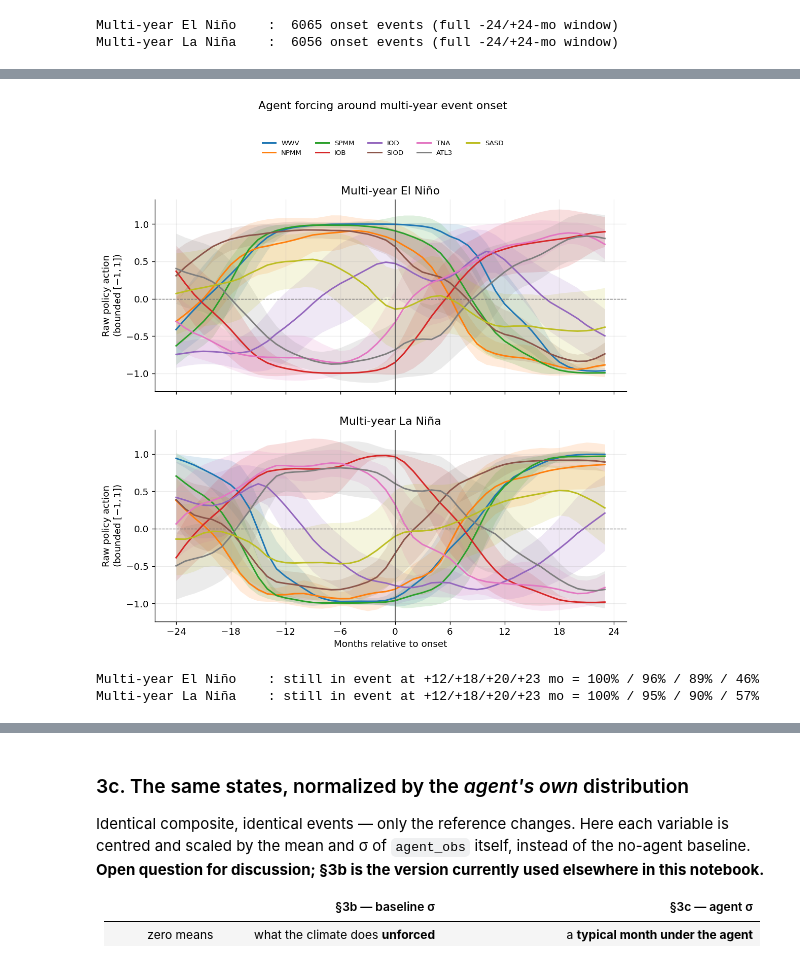
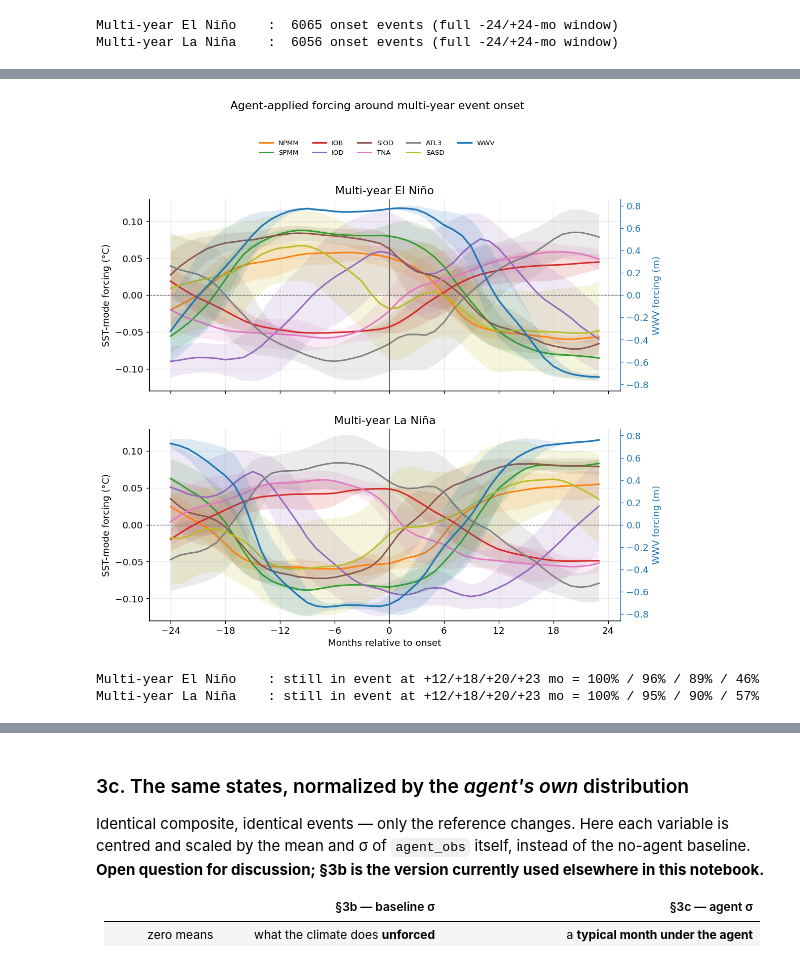
Before and after one commit to ayman-tech/enso-rl, a Jupyter notebook: notebooks/precursor_analysis.ipynb, the cells around one changed output, grey strips where cells are left out. Drawn from its saved outputs; the diff is of its cells as text; code cells hidden in the pictures.

```diff
--- a/notebooks/precursor_analysis.ipynb
+++ b/notebooks/precursor_analysis.ipynb
@@ -33,9 +33,9 @@ import pandas as pd
 import matplotlib.pyplot as plt
 
 sys.path.insert(0, str(Path("..").resolve()))
-from utils.nb_helper import PHASE_LABELS, XRO_MODES, _mean_ci, _load_npz
+from utils.nb_helper import (PHASE_LABELS, XRO_MODES, _mean_ci, load_inference,
+                             save_fig, apply_paper_style)
 from utils.enso_classifier import _find_continuous_runs
-from config import EnvConfig
 
 NAME  = "model10"                      # matches --model used when running inference
 BASE  = Path("..") / "plots" / NAME
@@ -55,9 +55,13 @@ plt.rcParams.update({
     "font.size": 11, "axes.grid": True, "grid.alpha": 0.25,
     "axes.spines.top": False, "axes.spines.right": False,
 })
+# Vector output + TrueType fonts (matplotlib defaults to Type 3, which
+# many journals reject). See utils.nb_helper.PAPER_RC / SAVE_FORMATS.
+apply_paper_style()
 
-d = _load_npz(BASE / "inference.npz")
-acts   = d["agent_actions"].astype(np.float64)   # [S,R,T,9] scaled forcing
+d = load_inference(BASE / "inference.npz")
+acts   = d["agent_actions"].astype(np.float64)     # [S,R,T,9] applied forcing (true calendar month)
+raw    = d["agent_actions_raw"].astype(np.float64) # [S,R,T,9] policy output in [-1,1]
 labels = d["agent_mye_label"]                    # [S,R,T] int8
 start_month = d["rollout_start_month"]           # [S,R] 0-based calendar month of step 0
 names  = list(d["action_names"])
@@ -173,45 +184,66 @@ def survival(p):
     # % of composited events still inside the event, by post-onset lag. Not drawn on the
     # figures (kept clean) -- report it in the caption instead.
     return 100 * (np.stack([labels[s, r, t0:t0 + POST]
                             for (s, r, t0) in events[p]]) == CODES[p]).mean(0)
 
 def mark_lifecycle(ax, p):
     ax.axvline(0, color="0.3", lw=1.0)                       # onset
     ax.set_xticks(np.arange(-LEAD, POST + 1, 6))             # 6-month grid
 
-def lifecycle_legend(fig, ax, ncol):
+def lifecycle_legend(fig, ax, ncol, extra_ax=None):
     h, l = ax.get_legend_handles_labels()
+    if extra_ax is not None:
+        h2, l2 = extra_ax.get_legend_handles_labels()
+        h, l = h + h2, l + l2
     fig.legend(h, l, ncol=ncol, fontsize=8, frameon=False,
                loc="upper center", bbox_to_anchor=(0.5, 1.0))
 
-# RAW actions (not de-seasonalized): the policy's own seasonal behaviour is kept in.
-# `anom` above stays available as the seasonality check -- see the markdown.
-prof = {p: leadtime_profile(events[p], raw) for p in CODES}
+# Applied forcing in each mode's physical units. `acts` is scaled by inference.py at
+# the TRUE calendar month (step + rollout_start_month) % 12, i.e. the increment the
+# dynamics actually applied.
+prof = {p: leadtime_profile(events[p], acts) for p in CODES}
 lags = np.arange(-LEAD, POST)
 
+wwv_idx = names.index("WWV")
+sst_idx = [i for i, nm in enumerate(names) if nm != "WWV"]
+sst_lim = 1.05 * max(np.nanmax(np.abs(np.c_[m[:, sst_idx] - c[:, sst_idx],
+                                              m[:, sst_idx] + c[:, sst_idx]]))
+                     for m, c in prof.values())
+wwv_lim = 1.05 * max(np.nanmax(np.abs(np.c_[m[:, wwv_idx] - c[:, wwv_idx],
+                                              m[:, wwv_idx] + c[:, wwv_idx]]))
+                     for m, c in prof.values())
+
 fig, axes = plt.subplots(2, 1, figsize=(10, 9), sharex=True, sharey=True)
+right_axes = []
 for ax, p in zip(axes, CODES):
     mean, ci = prof[p]
+    ax2 = ax.twinx(); ax2.grid(False); ax2.spines["right"].set_visible(True)
+    right_axes.append(ax2)
     for mi, nm in enumerate(names):
-        ax.plot(lags, mean[:, mi], color=MODE_COLORS[nm], lw=1.8, label=nm)
-        ax.fill_between(lags, mean[:, mi] - ci[:, mi], mean[:, mi] + ci[:, mi],
-                        color=MODE_COLORS[nm], alpha=0.15, lw=0)
+        target = ax2 if nm == "WWV" else ax
+        target.plot(lags, mean[:, mi], color=MODE_COLORS[nm], lw=2.0 if nm == "WWV" else 1.8, label=nm)
+        target.fill_between(lags, mean[:, mi] - ci[:, mi], mean[:, mi] + ci[:, mi],
+                            color=MODE_COLORS[nm], alpha=0.15, lw=0)
     ax.axhline(0, color="0.4", lw=0.8, ls="--")
     mark_lifecycle(ax, p)
-    ax.set_title(PHASE_LABELS[p]); ax.set_ylabel("Raw policy action\n(bounded $[-1, 1]$)")
+    ax.set_ylim(-sst_lim, sst_lim); ax2.set_ylim(-wwv_lim, wwv_lim)
+    ax.set_title(PHASE_LABELS[p]); ax.set_ylabel("SST-mode forcing (°C)")
+    ax2.set_ylabel("WWV forcing (m)", color=MODE_COLORS["WWV"])
+    ax2.tick_params(axis="y", colors=MODE_COLORS["WWV"])
+    ax2.spines["right"].set_color(MODE_COLORS["WWV"])
 axes[-1].set_xlabel("Months relative to onset")
-lifecycle_legend(fig, axes[0], 5)
-fig.suptitle("Agent forcing around multi-year event onset", y=1.06)
-fig.savefig(OUTDIR / "07a_precursor_leadtime.png")
+lifecycle_legend(fig, axes[0], 5, extra_ax=right_axes[0])
+fig.suptitle("Agent-applied forcing around multi-year event onset", y=1.06)
+save_fig(fig, OUTDIR / "07a_precursor_leadtime.png")
 plt.show()
 
 # For the figure caption: how much of the composite is still inside the event.
 for p in CODES:
     sv = survival(p)
     print(f"{PHASE_LABELS[p]:22s}: still in event at +12/+18/+20/+23 mo = "
           + " / ".join(f"{sv[k]:.0f}%" for k in (12, 18, 20, 23)))
 # %% [output]
-[figure, old version]
+[figure, new version]
 Multi-year El Niño    : still in event at +12/+18/+20/+23 mo = 100% / 96% / 89% / 46%
 Multi-year La Niña    : still in event at +12/+18/+20/+23 mo = 100% / 95% / 90% / 57%
 # %% [markdown]
```
Also changed, not shown: parts of 10 cells of this notebook, 23 other files.
